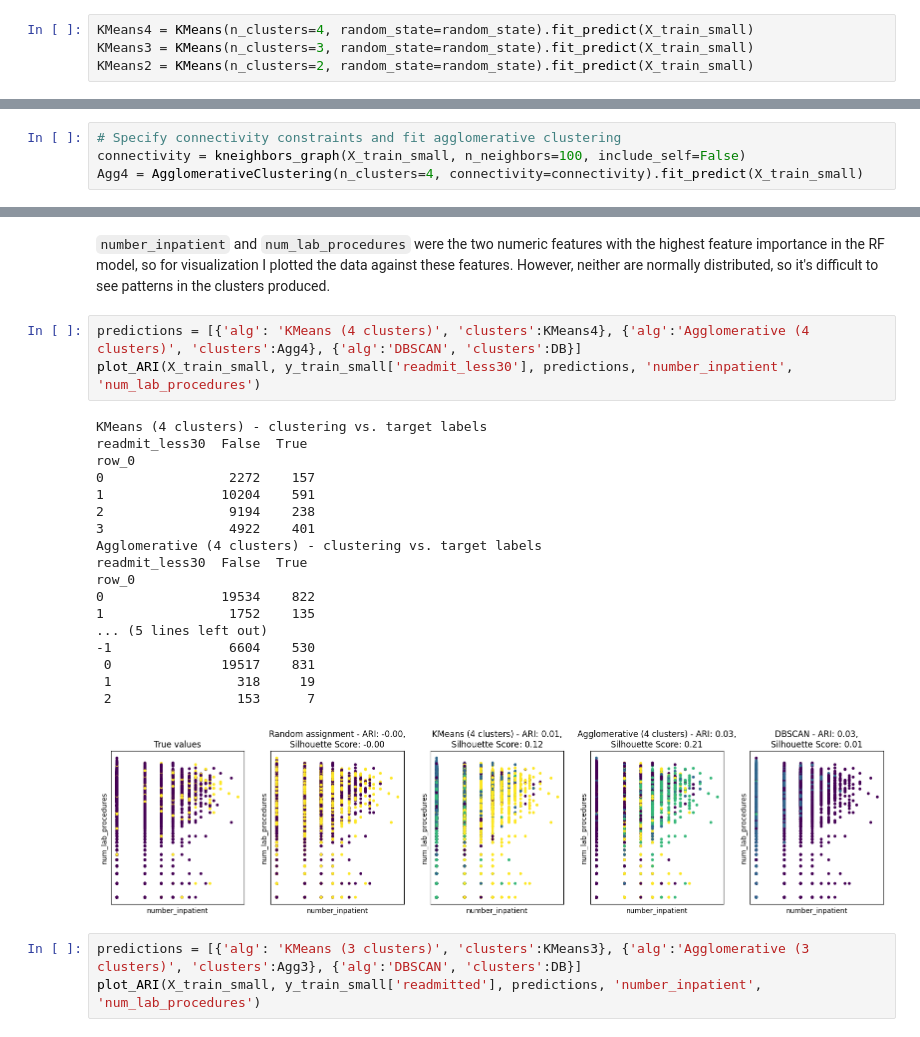
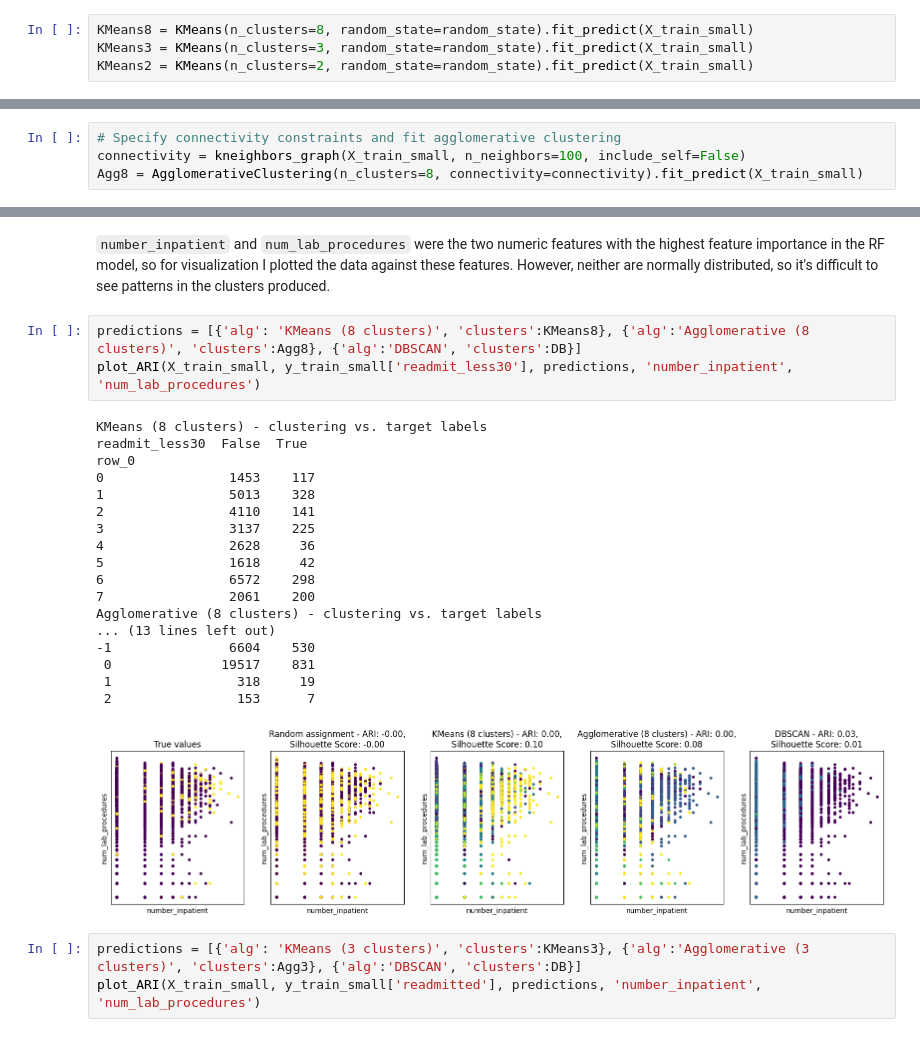
Before and after one commit to bennettJG/data17200project, a Jupyter notebook: Unsupervised_Learning.ipynb, the cells around one changed output, grey strips where cells are left out. Cells and saved outputs as stored; diff of their text form.

```diff
--- a/Unsupervised_Learning.ipynb
+++ b/Unsupervised_Learning.ipynb
@@ -233,5 +235,5 @@ However, if four or more clusters are used the ARI is guaranteed to be low, sinc
 # %%
-KMeans4 = KMeans(n_clusters=4, random_state=random_state).fit_predict(X_train_small)
+KMeans8 = KMeans(n_clusters=8, random_state=random_state).fit_predict(X_train_small)
 KMeans3 = KMeans(n_clusters=3, random_state=random_state).fit_predict(X_train_small)
 KMeans2 = KMeans(n_clusters=2, random_state=random_state).fit_predict(X_train_small)
 # %%
@@ -275,7 +277,7 @@ def plot_ARI(X, y, predictions, feature1, feature2):
 # %%
 # Specify connectivity constraints and fit agglomerative clustering
 connectivity = kneighbors_graph(X_train_small, n_neighbors=100, include_self=False)
-Agg4 = AgglomerativeClustering(n_clusters=4, connectivity=connectivity).fit_predict(X_train_small)
+Agg8 = AgglomerativeClustering(n_clusters=8, connectivity=connectivity).fit_predict(X_train_small)
 # %%
 Agg3 = AgglomerativeClustering(n_clusters=3, connectivity=connectivity).fit_predict(X_train_small)
 Agg2 = AgglomerativeClustering(n_clusters=2, connectivity=connectivity).fit_predict(X_train_small)
@@ -290,27 +292,27 @@ DB = DBSCAN(eps=2.3, min_samples=50, algorithm='ball_tree').fit_predict(X_train_
 # %% [markdown]
 `number_inpatient` and `num_lab_procedures` were the two numeric features with the highest feature importance in the RF model, so for visualization I plotted the data against these features. However, neither are normally distributed, so it's difficult to see patterns in the clusters produced.
 # %%
-predictions = [{'alg': 'KMeans (4 clusters)', 'clusters':KMeans4}, {'alg':'Agglomerative (4 clusters)', 'clusters':Agg4}, {'alg':'DBSCAN', 'clusters':DB}]
+predictions = [{'alg': 'KMeans (8 clusters)', 'clusters':KMeans8}, {'alg':'Agglomerative (8 clusters)', 'clusters':Agg8}, {'alg':'DBSCAN', 'clusters':DB}]
 plot_ARI(X_train_small, y_train_small['readmit_less30'], predictions, 'number_inpatient', 'num_lab_procedures')
 # %% [output]
-KMeans (4 clusters) - clustering vs. target labels
+KMeans (8 clusters) - clustering vs. target labels
 readmit_less30  False  True
 row_0
-0                2272    157
-1               10204    591
-2                9194    238
-3                4922    401
-Agglomerative (4 clusters) - clustering vs. target labels
-readmit_less30  False  True
-row_0
-0               19534    822
-1                1752    135
-... (5 lines left out)
+0                1453    117
+1                5013    328
+2                4110    141
+3                3137    225
+4                2628     36
+5                1618     42
+6                6572    298
+7                2061    200
+Agglomerative (8 clusters) - clustering vs. target labels
+... (13 lines left out)
 -1               6604    530
  0              19517    831
  1                318     19
  2                153      7
-[figure, old version]
+[figure, new version]
 # %%
 predictions = [{'alg': 'KMeans (3 clusters)', 'clusters':KMeans3}, {'alg':'Agglomerative (3 clusters)', 'clusters':Agg3}, {'alg':'DBSCAN', 'clusters':DB}]
 plot_ARI(X_train_small, y_train_small['readmitted'], predictions, 'number_inpatient', 'num_lab_procedures')
```
Also changed, not shown: parts of 11 cells of this notebook.
